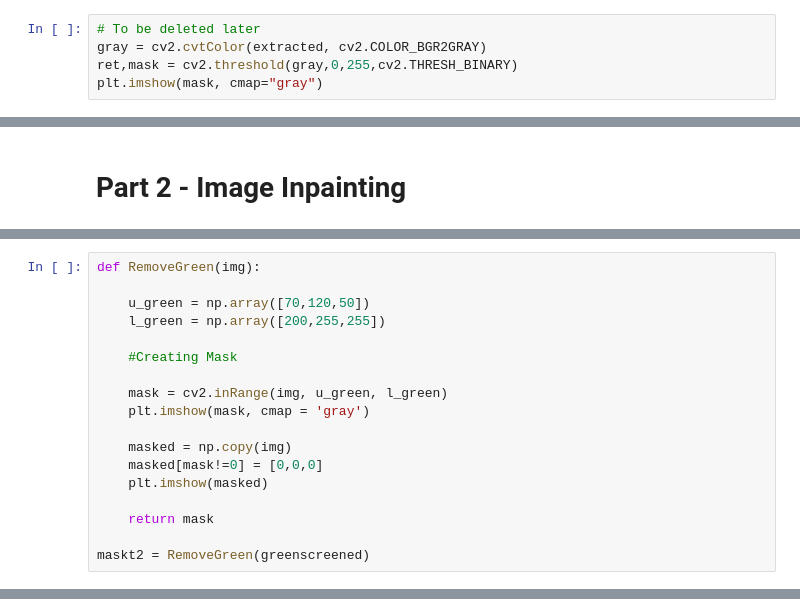
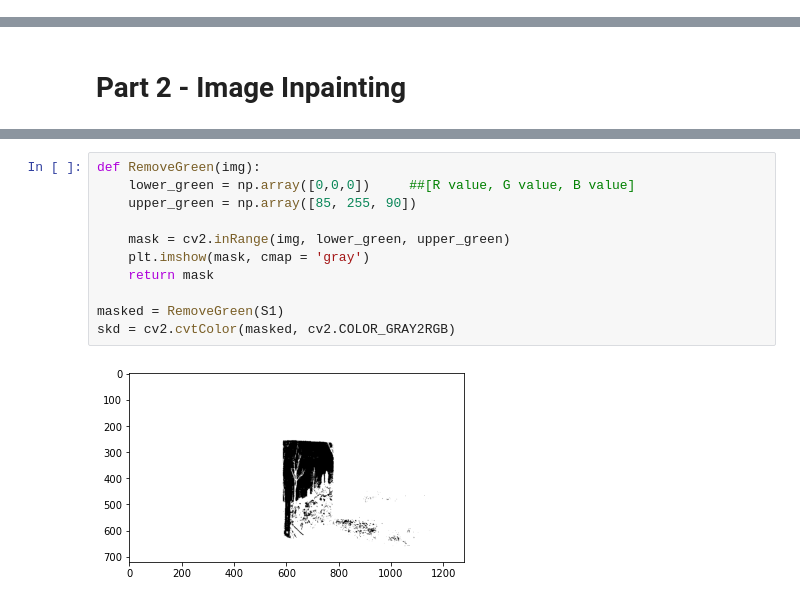
Before and after one commit to Fliinko/Object-Blending-and-Inpainting, a Jupyter notebook: Computer Vision Functions.ipynb, the cells around one changed output, grey strips where cells are left out. Cells and saved outputs as stored; diff of their text form.

```diff
--- a/Computer Vision Functions.ipynb
+++ b/Computer Vision Functions.ipynb
@@ -346,6 +357 @@ plt.imshow(blend[:,:,::-1])
 [figure]
-# %%
-# To be deleted later
-gray = cv2.cvtColor(extracted, cv2.COLOR_BGR2GRAY)
-ret,mask = cv2.threshold(gray,0,255,cv2.THRESH_BINARY)
-plt.imshow(mask, cmap="gray")
@@ -382,18 +359,0 @@ plt.imshow(greenscreened, cmap = 'gray')
-# %%
-def RemoveGreen(img):
-
-    u_green = np.array([70,120,50])
-    l_green = np.array([200,255,255])
-
-    #Creating Mask
-
-    mask = cv2.inRange(img, u_green, l_green)
-    plt.imshow(mask, cmap = 'gray')
-
-    masked = np.copy(img)
-    masked[mask!=0] = [0,0,0]
-    plt.imshow(masked)
-
-    return mask
-
-maskt2 = RemoveGreen(greenscreened)
@@ -402 +360,14 @@ maskt2 = RemoveGreen(greenscreened)
+# %%
+def RemoveGreen(img):
+    lower_green = np.array([0,0,0])     ##[R value, G value, B value]
+    upper_green = np.array([85, 255, 90])
+
+    mask = cv2.inRange(img, lower_green, upper_green)
+    plt.imshow(mask, cmap = 'gray')
+    return mask
+
+masked = RemoveGreen(S1)
+skd = cv2.cvtColor(masked, cv2.COLOR_GRAY2RGB)
+# %% [output]
+[figure, added]
 # %%
```
Also changed, not shown: parts of 15 cells of this notebook.
